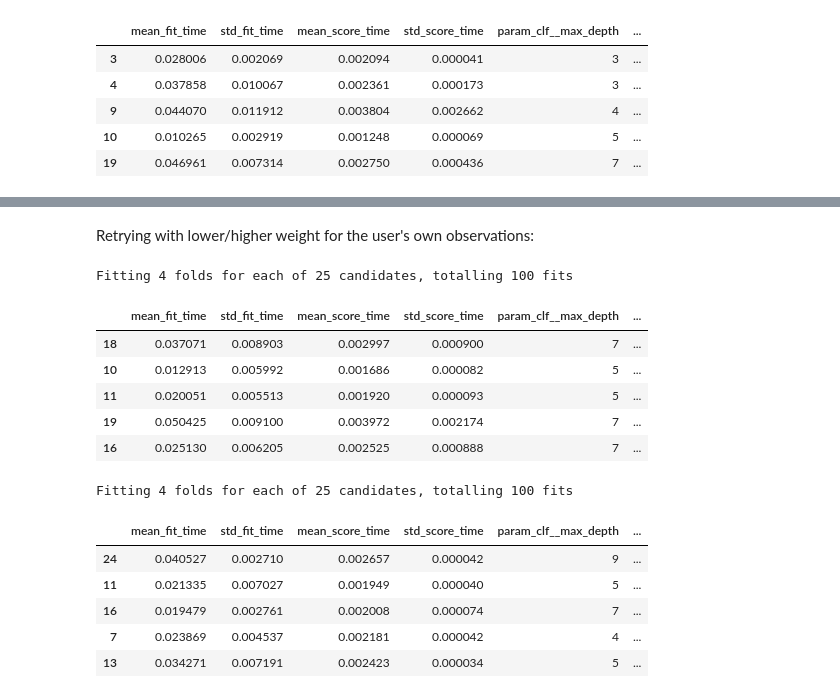
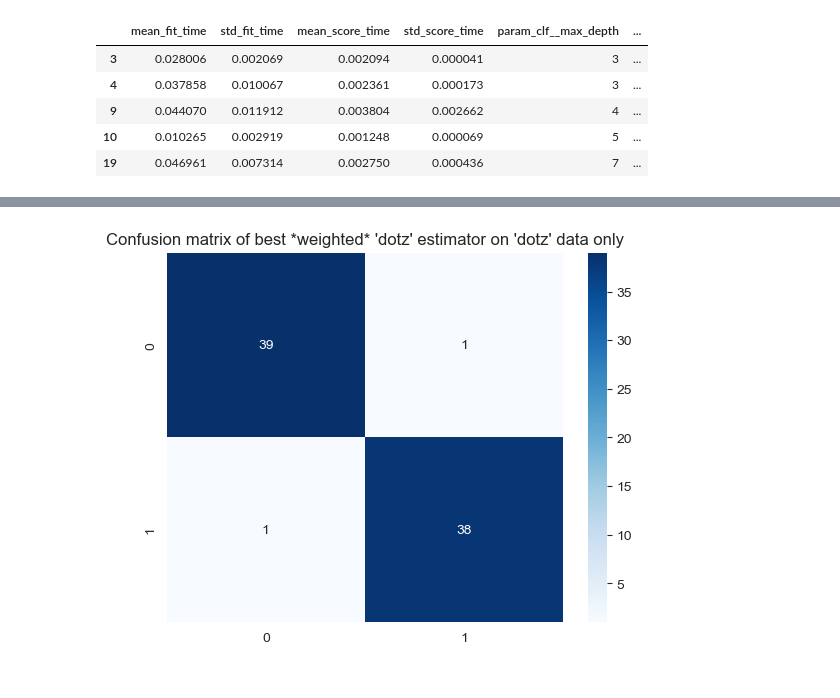
Before and after one commit to lasse-meixner/UpStraight_analytics, a Jupyter notebook: notebooks/app_data_eda.ipynb, the cells around one changed output, grey strips where cells are left out. Cells and saved outputs as stored; diff of their text form; code cells hidden in the pictures.

```diff
--- a/notebooks/app_data_eda.ipynb
+++ b/notebooks/app_data_eda.ipynb
@@ -422,24 +426,11 @@ Fitting 4 folds for each of 25 candidates, totalling 100 fits
-# %% [markdown]
-Retrying with lower/higher weight for the user's own observations:
-# %%
-r_cr_h = cv_train_user(X_prep,"cr",target_weight=0.9)
-pd.DataFrame(r_cr_h.cv_results_).sort_values("mean_test_score",ascending=False).head()
-# %% [output]
-Fitting 4 folds for each of 25 candidates, totalling 100 fits
-|  | mean_fit_time | std_fit_time | mean_score_time | std_score_time | param_clf__max_depth | ... |
-| 18 | 0.037071 | 0.008903 | 0.002997 | 0.000900 | 7 | ... |
-| 10 | 0.012913 | 0.005992 | 0.001686 | 0.000082 | 5 | ... |
-| 11 | 0.020051 | 0.005513 | 0.001920 | 0.000093 | 5 | ... |
-| 19 | 0.050425 | 0.009100 | 0.003972 | 0.002174 | 7 | ... |
-| 16 | 0.025130 | 0.006205 | 0.002525 | 0.000888 | 7 | ... |
-# %%
-r_cr_l = cv_train_user(X_prep,"cr",target_weight=0)
-pd.DataFrame(r_cr_l.cv_results_).sort_values("mean_test_score",ascending=False).head()
-# %% [output]
-Fitting 4 folds for each of 25 candidates, totalling 100 fits
-|  | mean_fit_time | std_fit_time | mean_score_time | std_score_time | param_clf__max_depth | ... |
-| 24 | 0.040527 | 0.002710 | 0.002657 | 0.000042 | 9 | ... |
-| 11 | 0.021335 | 0.007027 | 0.001949 | 0.000040 | 5 | ... |
-| 16 | 0.019479 | 0.002761 | 0.002008 | 0.000074 | 7 | ... |
-| 7 | 0.023869 | 0.004537 | 0.002181 | 0.000042 | 4 | ... |
-| 13 | 0.034271 | 0.007191 | 0.002423 | 0.000034 | 5 | ... |
+# %%
+best_dotz_weighted = r_dotz.best_estimator_
+# %%
+# plot confusion matrix for best weighted dotz estimator on dotz data only:
+X_dotz,y_dotz = get_user_data(X_prep,source="dotz")
+y_dotz_pred = best_dotz_weighted.predict(X_dotz)
+sns.heatmap(confusion_matrix(y_dotz,y_dotz_pred),annot=True,fmt="d",cmap="Blues")
+plt.title("Confusion matrix of best *weighted* 'dotz' estimator on 'dotz' data only")
+plt.show()
+# %% [output]
+[figure, added]
```
Also changed, not shown: parts of 5 cells of this notebook.
